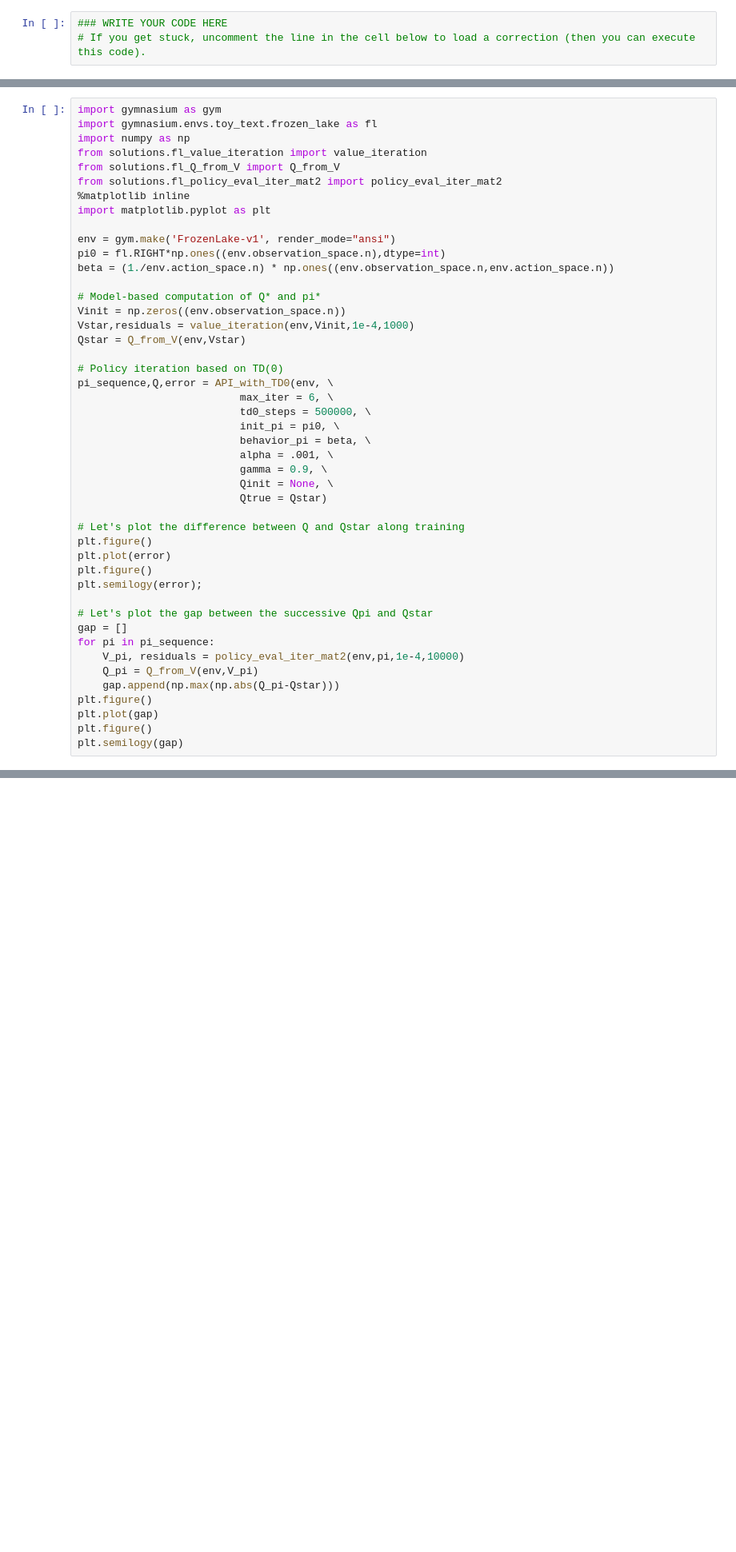
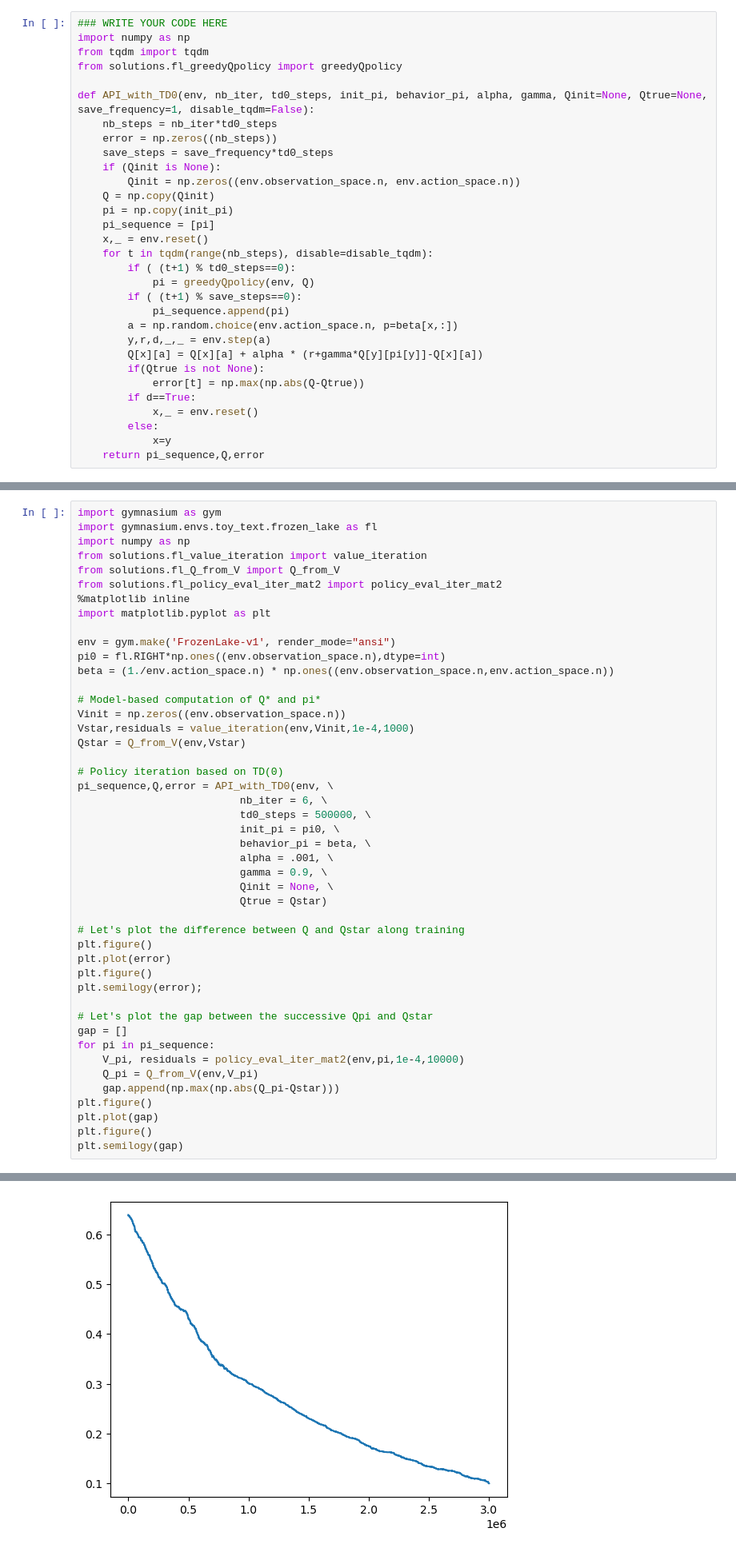
Before and after one commit to AugustinCablant/MVA, a Jupyter notebook: REINFORCEMENT_LEARNING/notebooks/RL3 - Learning value functions.ipynb, the cells around one changed output, grey strips where cells are left out. Shown: that part at 80% size. Saved outputs shown, nothing was run; the diff lists cells and outputs as text; blank space fills up the shorter version.

```diff
--- a/REINFORCEMENT_LEARNING/notebooks/RL3 - Learning value functions.ipynb
+++ b/REINFORCEMENT_LEARNING/notebooks/RL3 - Learning value functions.ipynb
@@ -1160,7 +1160,35 @@ Warning: you could call `TD_Qeval` from the previous exercises, but that would i
 </div>
 # %%
 ### WRITE YOUR CODE HERE
-# If you get stuck, uncomment the line in the cell below to load a correction (then you can execute this code).
+import numpy as np
+from tqdm import tqdm
+from solutions.fl_greedyQpolicy import greedyQpolicy
+
+def API_with_TD0(env, nb_iter, td0_steps, init_pi, behavior_pi, alpha, gamma, Qinit=None, Qtrue=None, save_frequency=1, disable_tqdm=False):
+    nb_steps = nb_iter*td0_steps
+    error = np.zeros((nb_steps))
+    save_steps = save_frequency*td0_steps
+    if (Qinit is None):
+        Qinit = np.zeros((env.observation_space.n, env.action_space.n))
+    Q = np.copy(Qinit)
+    pi = np.copy(init_pi)
+    pi_sequence = [pi]
+    x,_ = env.reset()
+    for t in tqdm(range(nb_steps), disable=disable_tqdm):
+        if ( (t+1) % td0_steps==0):
+            pi = greedyQpolicy(env, Q)
+        if ( (t+1) % save_steps==0):
+            pi_sequence.append(pi)
+        a = np.random.choice(env.action_space.n, p=beta[x,:])
+        y,r,d,_,_ = env.step(a)
+        Q[x][a] = Q[x][a] + alpha * (r+gamma*Q[y][pi[y]]-Q[x][a])
+        if(Qtrue is not None):
+            error[t] = np.max(np.abs(Q-Qtrue))
+        if d==True:
+            x,_ = env.reset()
+        else:
+            x=y
+    return pi_sequence,Q,error
 # %%
 # %load solutions/fl_API_with_TD0.py
 # %%
@@ -1184,7 +1212,7 @@ Qstar = Q_from_V(env,Vstar)
 
 # Policy iteration based on TD(0)
 pi_sequence,Q,error = API_with_TD0(env, \
-                          max_iter = 6, \
+                          nb_iter = 6, \
                           td0_steps = 500000, \
                           init_pi = pi0, \
                           behavior_pi = beta, \
@@ -1209,3 +1237,4 @@ plt.figure()
 plt.plot(gap)
 plt.figure()
 plt.semilogy(gap)
+# %% [output]
@@ -1211,0 +1242 @@ plt.semilogy(gap)
+[figure, added]
```
Also changed, not shown: parts of 12 cells of this notebook.
